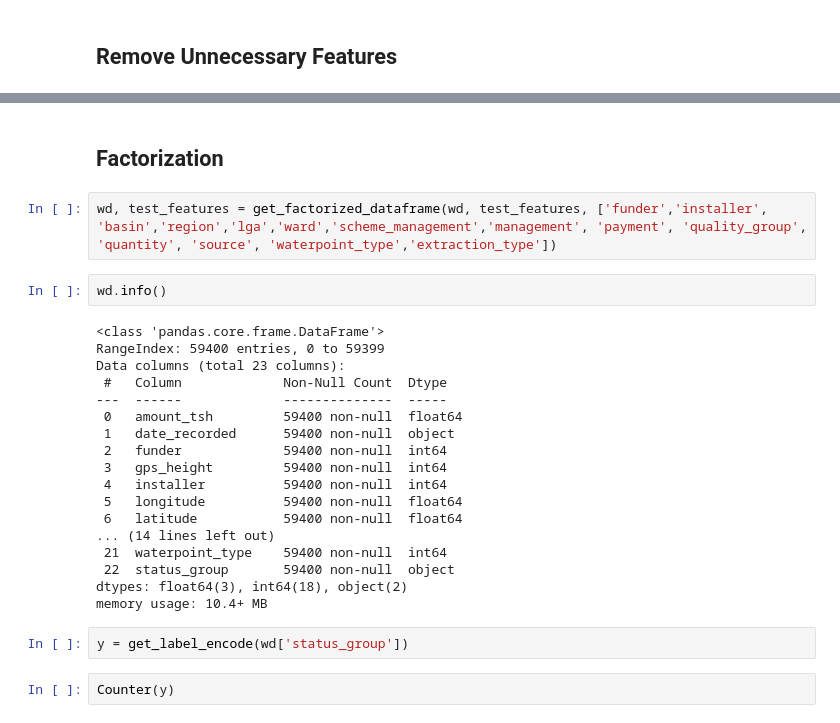
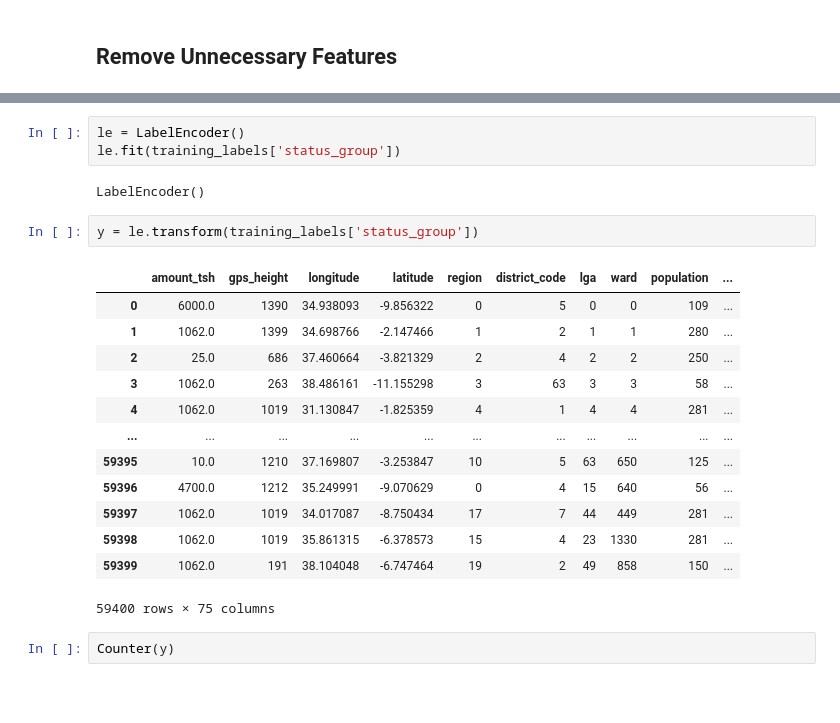
Before and after one commit to AshanMSilva/ML-individual-project, a Jupyter notebook: ML_individual_project.ipynb, the cells around one changed output, grey strips where cells are left out. Saved outputs shown, nothing was run; the diff lists cells and outputs as text; blank space fills up the shorter version.

```diff
--- a/ML_individual_project.ipynb
+++ b/ML_individual_project.ipynb
@@ -579,29 +545,24 @@ memory usage: 2.5+ MB
-# %% [markdown]
-## Factorization
-# %%
-wd, test_features = get_factorized_dataframe(wd, test_features, ['funder','installer', 'basin','region','lga','ward','scheme_management','management', 'payment', 'quality_group', 'quantity', 'source', 'waterpoint_type','extraction_type'])
-# %%
-wd.info()
-# %% [output]
-<class 'pandas.core.frame.DataFrame'>
-RangeIndex: 59400 entries, 0 to 59399
-Data columns (total 23 columns):
- #   Column             Non-Null Count  Dtype
----  ------             --------------  -----
- 0   amount_tsh         59400 non-null  float64
- 1   date_recorded      59400 non-null  object
- 2   funder             59400 non-null  int64
- 3   gps_height         59400 non-null  int64
- 4   installer          59400 non-null  int64
- 5   longitude          59400 non-null  float64
- 6   latitude           59400 non-null  float64
-... (14 lines left out)
- 21  waterpoint_type    59400 non-null  int64
- 22  status_group       59400 non-null  object
-dtypes: float64(3), int64(18), object(2)
-memory usage: 10.4+ MB
-# %%
-y = get_label_encode(wd['status_group'])
+# %%
+le = LabelEncoder()
+le.fit(training_labels['status_group'])
+# %% [output]
+LabelEncoder()
+# %%
+y = le.transform(training_labels['status_group'])
+# %% [output]
+|  | amount_tsh | gps_height | longitude | latitude | region | district_code | lga | ward | population | ... |
+| 0 | 6000.0 | 1390 | 34.938093 | -9.856322 | 0 | 5 | 0 | 0 | 109 | ... |
+| 1 | 1062.0 | 1399 | 34.698766 | -2.147466 | 1 | 2 | 1 | 1 | 280 | ... |
+| 2 | 25.0 | 686 | 37.460664 | -3.821329 | 2 | 4 | 2 | 2 | 250 | ... |
+| 3 | 1062.0 | 263 | 38.486161 | -11.155298 | 3 | 63 | 3 | 3 | 58 | ... |
+| 4 | 1062.0 | 1019 | 31.130847 | -1.825359 | 4 | 1 | 4 | 4 | 281 | ... |
+| ... | ... | ... | ... | ... | ... | ... | ... | ... | ... | ... |
+| 59395 | 10.0 | 1210 | 37.169807 | -3.253847 | 10 | 5 | 63 | 650 | 125 | ... |
+| 59396 | 4700.0 | 1212 | 35.249991 | -9.070629 | 0 | 4 | 15 | 640 | 56 | ... |
+| 59397 | 1062.0 | 1019 | 34.017087 | -8.750434 | 17 | 7 | 44 | 449 | 281 | ... |
+| 59398 | 1062.0 | 1019 | 35.861315 | -6.378573 | 15 | 4 | 23 | 1330 | 281 | ... |
+| 59399 | 1062.0 | 191 | 38.104048 | -6.747464 | 19 | 2 | 49 | 858 | 150 | ... |
+59400 rows × 75 columns
 # %%
 Counter(y)
 # %% [output]
```
Also changed, not shown: parts of 58 cells of this notebook.
